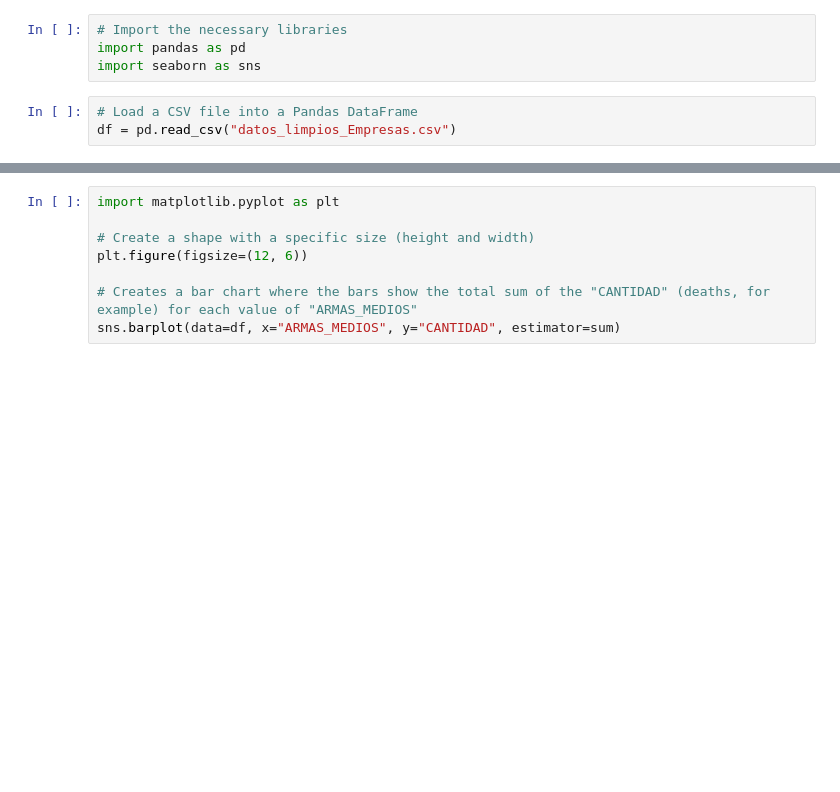
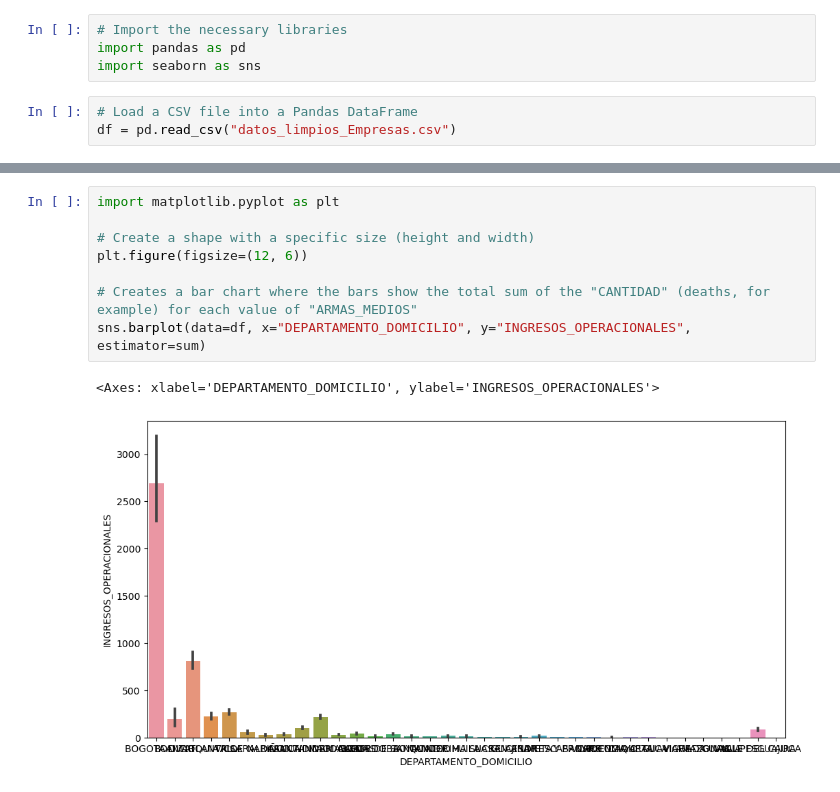
Before and after one commit to gabrielroncancio/herramientas_big_data_SAG, a Jupyter notebook: visualizacion_bar.ipynb, the cells around one changed output, grey strips where cells are left out. Cells and saved outputs as stored; diff of their text form; blank space fills up the shorter version.

```diff
--- a/visualizacion_bar.ipynb
+++ b/visualizacion_bar.ipynb
@@ -24,10 +68,13 @@ df.groupby('ARMAS_MEDIOS')['CANTIDAD'].sum().reset_index()
 # %%
 import matplotlib.pyplot as plt
 
 # Create a shape with a specific size (height and width)
 plt.figure(figsize=(12, 6))
 
 # Creates a bar chart where the bars show the total sum of the "CANTIDAD" (deaths, for example) for each value of "ARMAS_MEDIOS"
-sns.barplot(data=df, x="ARMAS_MEDIOS", y="CANTIDAD", estimator=sum)
+sns.barplot(data=df, x="DEPARTAMENTO_DOMICILIO", y="INGRESOS_OPERACIONALES", estimator=sum)
+# %% [output]
+<Axes: xlabel='DEPARTAMENTO_DOMICILIO', ylabel='INGRESOS_OPERACIONALES'>
+[figure, added]
 # %%
 # Get the table for the column GRUPO_ETARIO and GENERO
```
Also changed, not shown: parts of 7 cells of this notebook, 3 other files.
